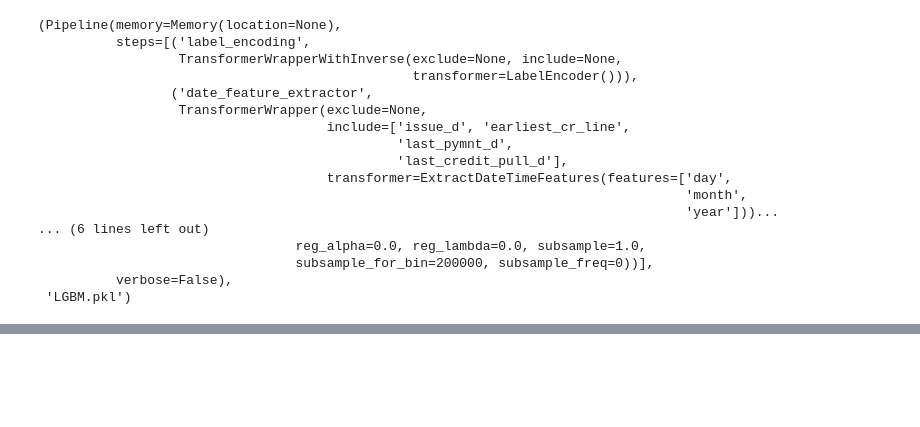
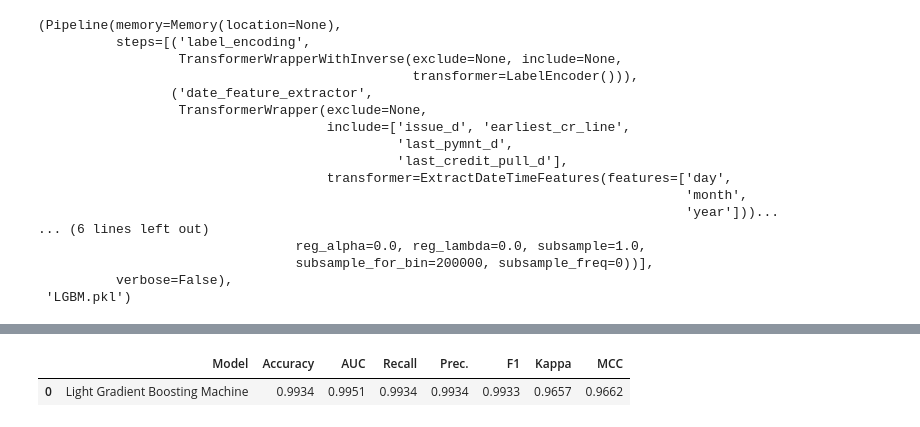
Before and after one commit to Shodiqfathoni/id-x-Partners-data-scientist-credit-risk-project-, a Jupyter notebook: idx_partners.ipynb, the cells around one changed output, grey strips where cells are left out. Drawn from its saved outputs; the diff is of its cells as text; code cells hidden in the pictures; blank space fills up the shorter version.

```diff
--- a/idx_partners.ipynb
+++ b/idx_partners.ipynb
@@ -649,0 +695,8 @@ Transformation Pipeline and Model Successfully Saved
+# %%
+predictions = predict_model(best_model2)
+
+# Filter hasil prediksi berdasarkan label 'bad'
+predictions_good = predictions[predictions['status'] == 'good']
+# %% [output]
+|  | Model | Accuracy | AUC | Recall | Prec. | F1 | Kappa | MCC |
+| 0 | Light Gradient Boosting Machine | 0.9934 | 0.9951 | 0.9934 | 0.9934 | 0.9933 | 0.9657 | 0.9662 |
```
Also changed, not shown: parts of 11 cells of this notebook, 2 other files.
